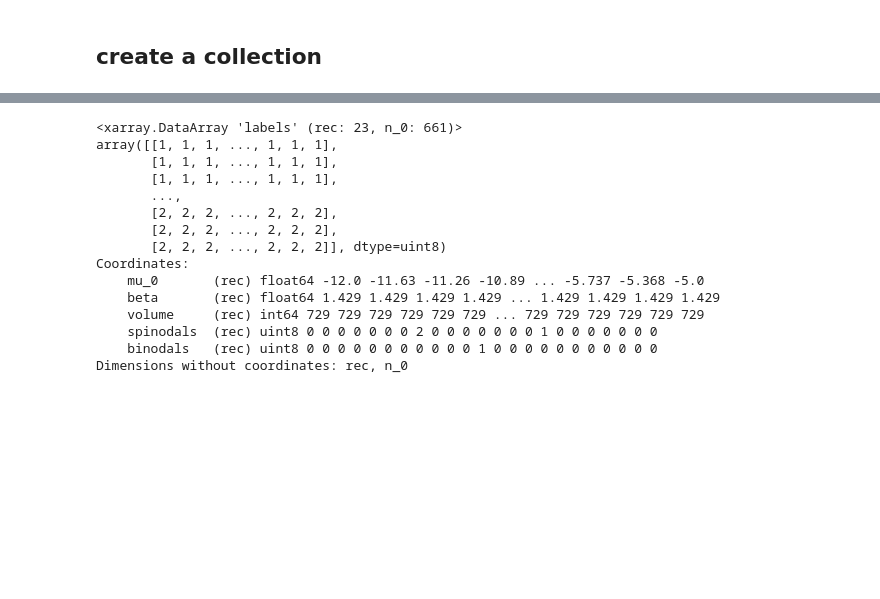
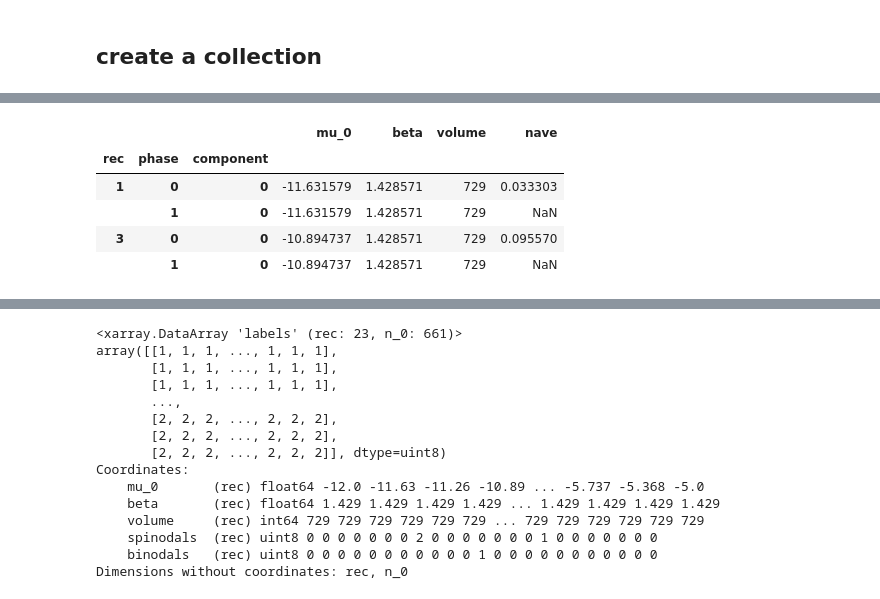
Before and after one commit to wpk-nist-gov/tmmc-lnpy, a Jupyter notebook: examples/1D/anal_1d_stuff.ipynb, the cells around one changed output, grey strips where cells are left out. Drawn from its saved outputs; the diff is of its cells as text; code cells hidden in the pictures; blank space fills up the shorter version.

```diff
--- a/examples/1D/anal_1d_stuff.ipynb
+++ b/examples/1D/anal_1d_stuff.ipynb
@@ -69,0 +88,11 @@ C.sort_by_mu(inplace=True)
+# %%
+n_cut = 0.1
+
+C.nave_phase.to_dataframe().query('mu_0 < -10 and rec in [1, 3]')#.loc[(0,1,slice(None)),:]
+# %% [output]
+|  |  |  | mu_0 | beta | volume | nave |
+| rec | phase | component |  |  |  |  |
+| 1 | 0 | 0 | -11.631579 | 1.428571 | 729 | 0.033303 |
+|  | 1 | 0 | -11.631579 | 1.428571 | 729 | NaN |
+| 3 | 0 | 0 | -10.894737 | 1.428571 | 729 | 0.095570 |
+|  | 1 | 0 | -10.894737 | 1.428571 | 729 | NaN |
```
Also changed, not shown: parts of 16 cells of this notebook, 7 other files.
